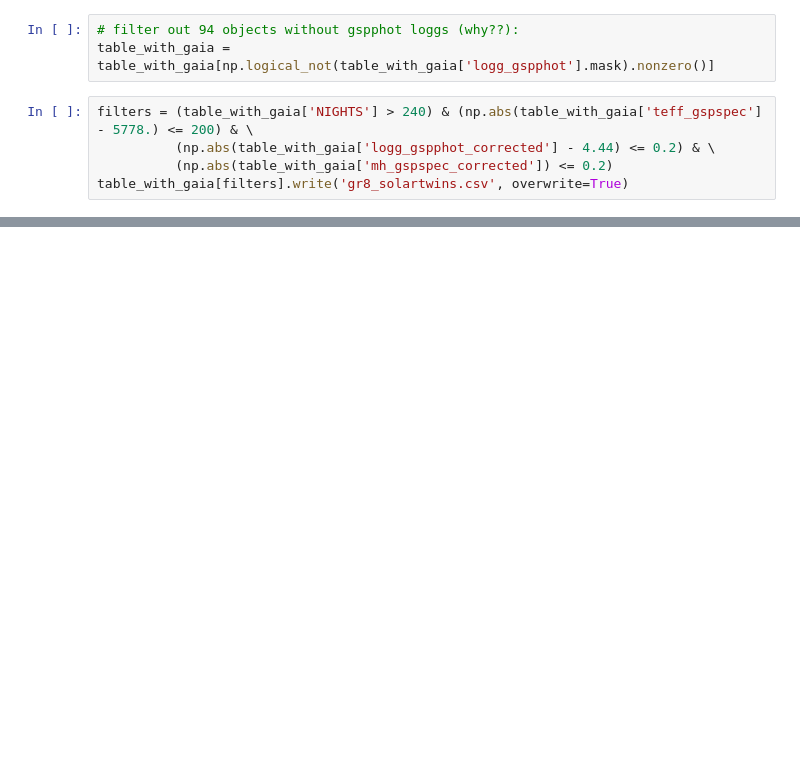
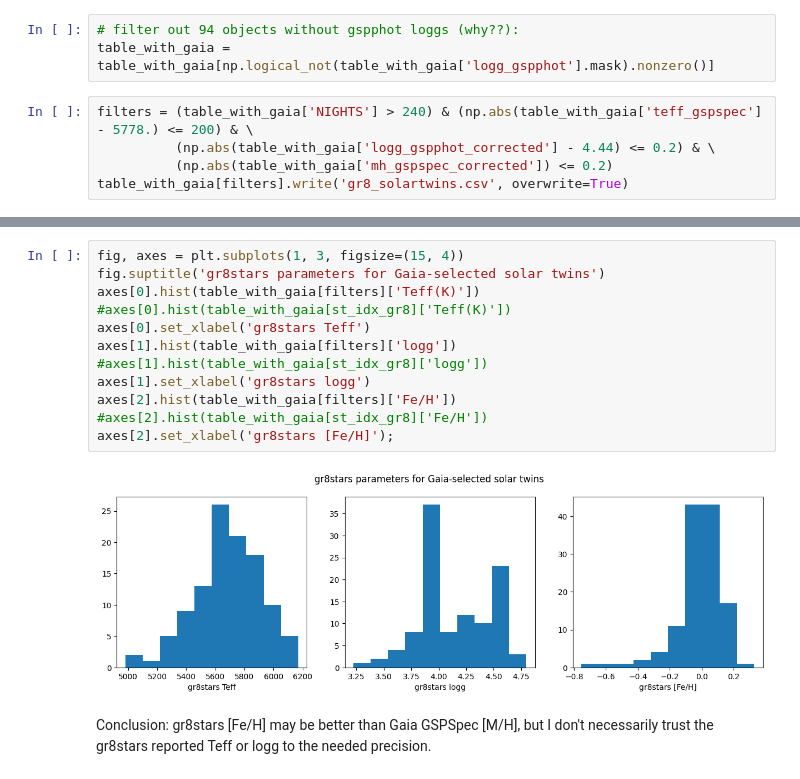
Before and after one commit to megbedell/TACS, a Jupyter notebook: gaia_params.ipynb, the cells around one changed output, grey strips where cells are left out. Cells and saved outputs as stored; diff of their text form; blank space fills up the shorter version.

```diff
--- a/gaia_params.ipynb
+++ b/gaia_params.ipynb
@@ -200,0 +227,16 @@ Table length=138
+# %%
+fig, axes = plt.subplots(1, 3, figsize=(15, 4))
+fig.suptitle('gr8stars parameters for Gaia-selected solar twins')
+axes[0].hist(table_with_gaia[filters]['Teff(K)'])
+#axes[0].hist(table_with_gaia[st_idx_gr8]['Teff(K)'])
+axes[0].set_xlabel('gr8stars Teff')
+axes[1].hist(table_with_gaia[filters]['logg'])
+#axes[1].hist(table_with_gaia[st_idx_gr8]['logg'])
+axes[1].set_xlabel('gr8stars logg')
+axes[2].hist(table_with_gaia[filters]['Fe/H'])
+#axes[2].hist(table_with_gaia[st_idx_gr8]['Fe/H'])
+axes[2].set_xlabel('gr8stars [Fe/H]');
+# %% [output]
+[figure, added]
+# %% [markdown]
+Conclusion: gr8stars [Fe/H] may be better than Gaia GSPSpec [M/H], but I don't necessarily trust the gr8stars reported Teff or logg to the needed precision.
```
Also changed, not shown: parts of 10 cells of this notebook, 1 other file.
